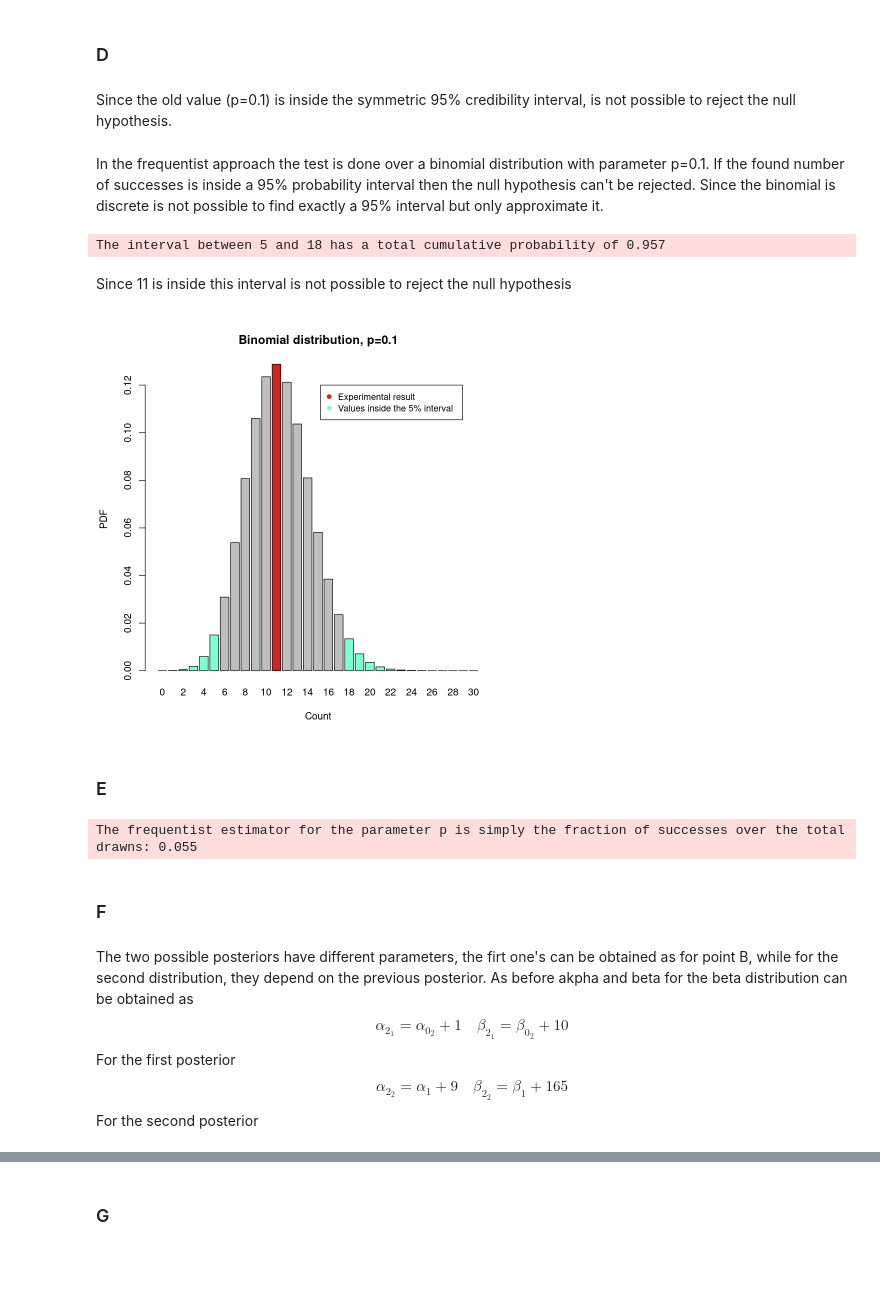
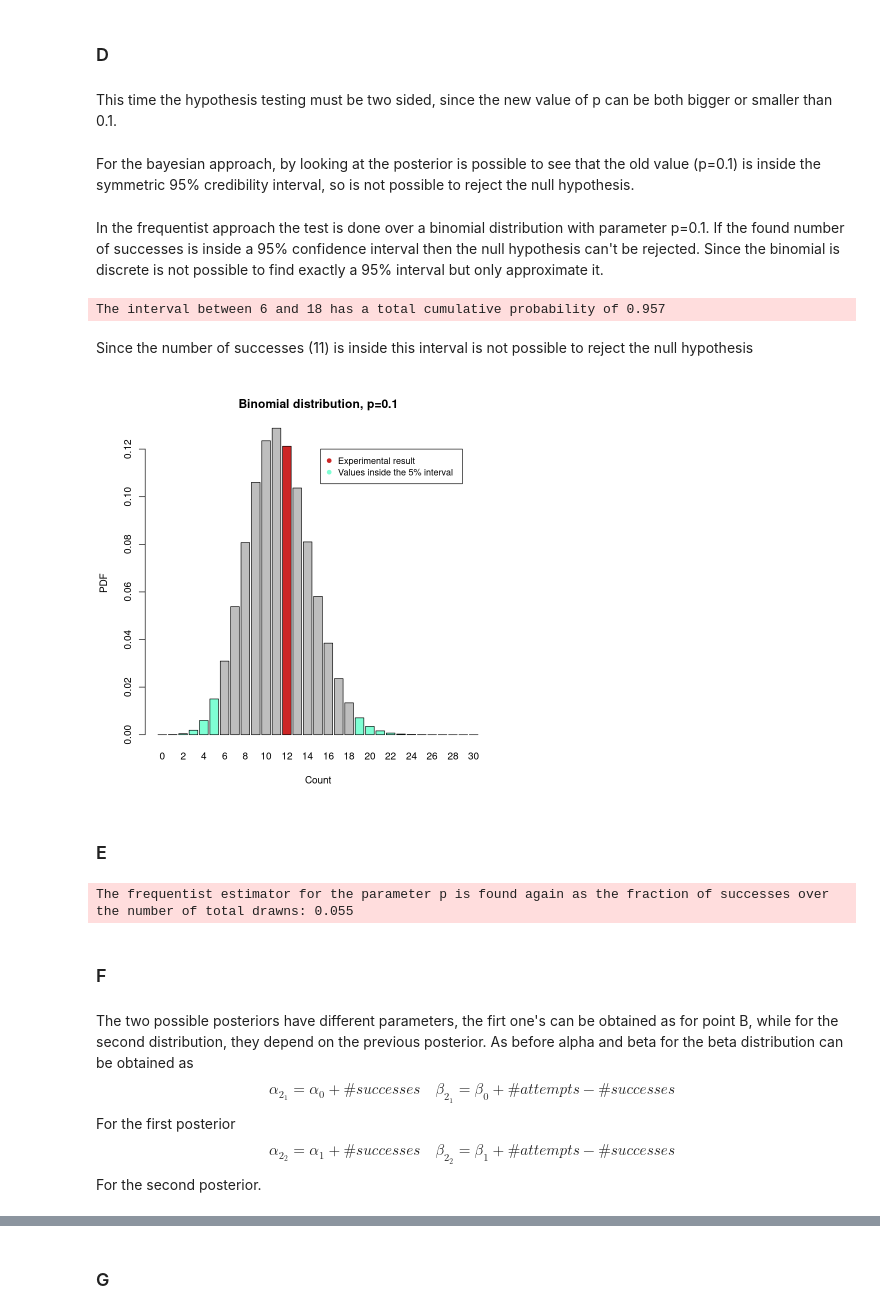
Before and after one commit to Confizolo/PoDProjects, a Jupyter notebook: ASfPA/Ex07/ConfortoFilippo_Rlabsession7.ipynb, the cells around one changed output, grey strips where cells are left out. Cells and saved outputs as stored; diff of their text form; code cells hidden in the pictures; blank space fills up the shorter version.

```diff
--- a/ASfPA/Ex07/ConfortoFilippo_Rlabsession7.ipynb
+++ b/ASfPA/Ex07/ConfortoFilippo_Rlabsession7.ipynb
@@ -249,37 +236,39 @@ The variance for the posterior distribution is 7e-04
 The 95% credibility interval for the posterior is [0.05,0.15]
 # %% [markdown]
 ### D
+# %% [markdown]
+This time the hypothesis testing must be two sided, since the new value of p can be both bigger or smaller than 0.1.
 # %% [markdown]
-Since the old value (p=0.1) is inside the symmetric 95% credibility interval, is not possible to reject the null hypothesis.
+For the bayesian approach, by looking at the posterior is possible to see that the old value (p=0.1) is inside the symmetric 95% credibility interval, so is not possible to reject the null hypothesis.
 # %% [markdown]
-In the frequentist approach the test is done over a binomial distribution with parameter p=0.1. If the found number of successes is inside a 95% probability interval then the null hypothesis can't be rejected. Since the binomial is discrete is not possible to find exactly a 95% interval but only approximate it.
+In the frequentist approach the test is done over a binomial distribution with parameter p=0.1. If the found number of successes is inside a 95% confidence interval then the null hypothesis can't be rejected. Since the binomial is discrete is not possible to find exactly a 95% interval but only approximate it.
 # %%
-message("The interval between 5 and 18 has a total cumulative probability of "
+message("The interval between 6 and 18 has a total cumulative probability of "
         , s_dec(1-(pbinom(5,116,0.1)+ pbinom(18,116,0.1, lower.tail = FALSE)),3))
 # %% [output]
-The interval between 5 and 18 has a total cumulative probability of 0.957
+The interval between 6 and 18 has a total cumulative probability of 0.957
 # %% [markdown]
-Since 11 is inside this interval is not possible to reject the null hypothesis
+Since the number of successes (11) is inside this interval is not possible to reject the null hypothesis
 # %%
-barplot(dbinom(seq(0,30,1),75,0.15), name = seq(0,30,1), col = c(rep("aquamarine",6),rep("grey",5),"firebrick3",rep("grey",6),rep("aquamarine",6)), xlab = "Count",ylab="PDF", main="Binomial distribution, p=0.1")
+barplot(dbinom(seq(0,30,1),75,0.15), name = seq(0,30,1), col = c(rep("aquamarine",6),rep("grey",6),"firebrick3",rep("grey",6),rep("aquamarine",6)), xlab = "Count",ylab="PDF", main="Binomial distribution, p=0.1")
 
 legend(19,0.12,legend=c("Experimental result","Values inside the 5% interval"),
        col=c("firebrick3", "aquamarine"), lty=c(0,0), cex = 0.9, pch= c(19,19))
 # %% [output]
-[figure, old version]
+[figure, new version]
 # %% [markdown]
 ### E
 # %%
-message("The frequentist estimator for the parameter p is simply the fraction of successes over the total drawns: ", s_dec(9/165,3))
+message("The frequentist estimator for the parameter p is found again as the fraction of successes over the number of total drawns: ", s_dec(9/165,3))
 # %% [output]
-The frequentist estimator for the parameter p is simply the fraction of successes over the total drawns: 0.055
+The frequentist estimator for the parameter p is found again as the fraction of successes over the number of total drawns: 0.055
 # %% [markdown]
 ### F
 # %% [markdown]
-The two possible posteriors have different parameters, the firt one's can be obtained as for point B, while for the second distribution, they depend on the previous posterior. As before akpha and beta for the beta distribution can be obtained as
-$$\alpha_{2_1} = \alpha_{0_2} +1 \quad \beta_{2_1} = \beta_{0_2} +10 $$
+The two possible posteriors have different parameters, the firt one's can be obtained as for point B, while for the second distribution, they depend on the previous posterior. As before alpha and beta for the beta distribution can be obtained as
+$$\alpha_{2_1} = \alpha_{0} + \# successes \quad \beta_{2_1} = \beta_{0} + \# attempts - \# successes$$
 For the first posterior
-$$\alpha_{2_2} = \alpha_1 +9 \quad \beta_{2_2} = \beta_1 +165 $$
-For the second posterior
+$$\alpha_{2_2} = \alpha_1 + \# successes \quad \beta_{2_2} = \beta_1 + \# attempts - \# successes$$
+For the second posterior.
 # %%
 alpha_21 = 1 + 9
```
Also changed, not shown: parts of 28 cells of this notebook, 44 other files.
